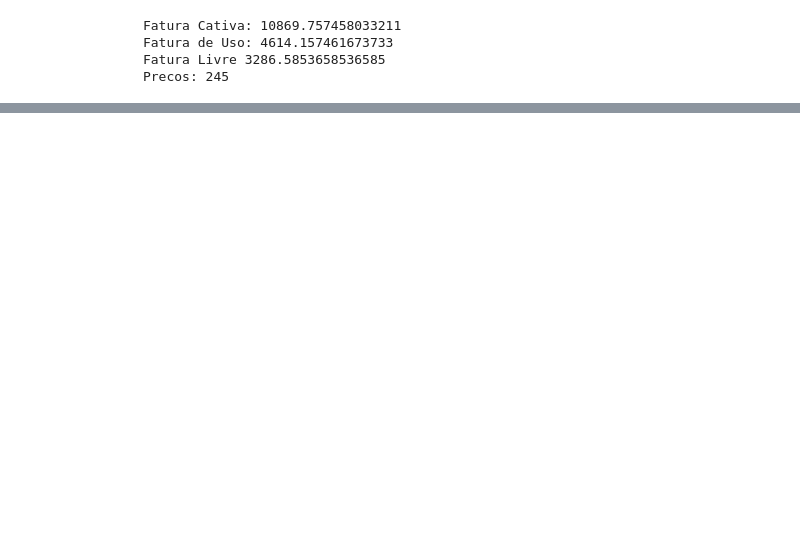
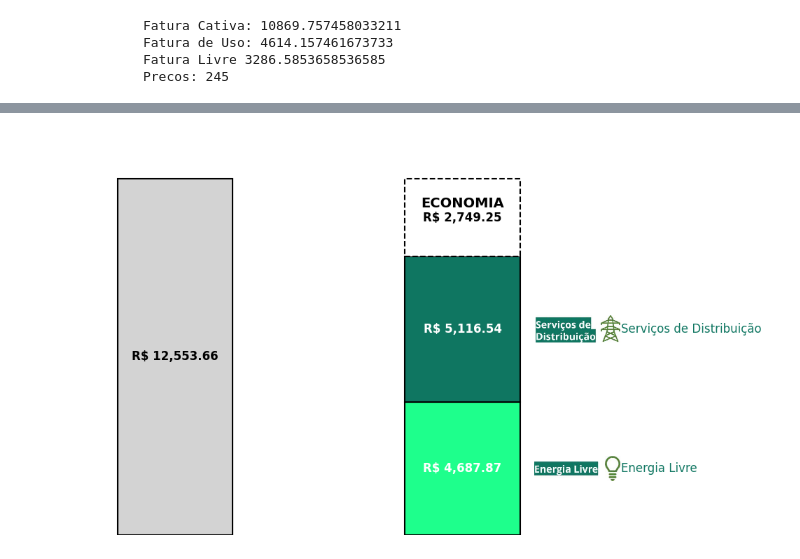
Before and after one commit to rodrigossilveira/Apresentacao-Energia-Livre, a Jupyter notebook: trying.ipynb, the cells around one changed output, grey strips where cells are left out. Saved outputs shown, nothing was run; the diff lists cells and outputs as text; code cells hidden in the pictures; blank space fills up the shorter version.

```diff
--- a/trying.ipynb
+++ b/trying.ipynb
@@ -240,0 +492,94 @@ len(fatura_livre["Fatura Livre"])
+# %%
+import matplotlib.pyplot as plt
+import matplotlib.image as mpimg
+import os
+from matplotlib.offsetbox import OffsetImage, AnnotationBbox
+
+def energy_cost_plot(output_path='images/', filename='energy_cost_plot.svg'):
+    # Data for the plot
+    total_cost = 12553.66  # R$ 12,553.66 (left bar)
+    energia_livre = 4687.87  # R$ 4,687.87 (right bar, bottom segment)
+    servicos_distribuicao = 5116.54  # R$ 5,116.54 (right bar, middle segment)
+    economia = 2749.25  # R$ 2,749.25 (right bar, top segment)
+
+    # Create the figure and axis objects
+    fig, ax = plt.subplots(figsize=(10, 6), facecolor='none')  # Increased figure width for more spacing
+    ax.set_facecolor('none')  # Set axes background to transparent
+
+    # Left bar (total cost)
+    ax.bar(0, total_cost, color='#D3D3D3', width=0.8, edgecolor='black', linewidth=1.5, zorder=1)  # Increased width to 0.8
+
+    # Right bar (stacked: Energia Livre + Serviços de Distribuição + Economia)
+    ax.bar(2, energia_livre, color='#1EFF8C', width=0.8, edgecolor='black', linewidth=1.5, zorder=1)  # Increased width and moved to x=2 for spacing
+    ax.bar(2, servicos_distribuicao, bottom=energia_livre, color='#0F7661', width=0.8, edgecolor='black', linewidth=1.5, zorder=1)
+    ax.bar(2, economia, bottom=energia_livre + servicos_distribuicao, color='white', width=0.8,
+           edgecolor='black', linewidth=1.5, linestyle='--', zorder=1)
+
+    # Add text labels for the values
+    # Left bar (total cost)
+    ax.text(0, total_cost / 2, f'R$ {total_cost:,.2f}', ha='center', va='center', color='black', fontweight='bold', fontsize=12)
+
+    # Right bar (Energia Livre)
+    ax.text(2, energia_livre / 2, f'R$ {energia_livre:,.2f}', ha='center', va='center', color='white', fontweight='bold', fontsize=12)
+    # Right bar (Serviços de Distribuição)
+    ax.text(2, energia_livre + servicos_distribuicao / 2, f'R$ {servicos_distribuicao:,.2f}', ha='center', va='center', color='white', fontweight='bold', fontsize=12)
+    # Right bar (Economia) with "ECONOMIA" label above
+    economia_y_pos = energia_livre + servicos_distribuicao + economia / 2
+    ax.text(2, economia_y_pos + 500, 'ECONOMIA', ha='center', va='center', color='black', fontweight='bold', fontsize=14)
+    ax.text(2, economia_y_pos, f'R$ {economia:,.2f}', ha='center', va='center', color='black', fontweight='bold', fontsize=12)
+
+    # Load the icon images with error handling
+    try:
+        light_bulb_img = mpimg.imread('images/light_bulb.jpg')
+        print("Light bulb image loaded successfully:", light_bulb_img.shape)
+    except Exception as e:
+        print(f"Error loading light bulb image: {e}")
+        light_bulb_img = None
+
+    try:
+        power_line_img = mpimg.imread('images/power_line.jpg')
+        print("Power line image loaded successfully:", power_line_img.shape)
+    except Exception as e:
+        print(f"Error loading power line image: {e}")
+        power_line_img = None
+
+    # Define the positions for the icons
+    x_icon = 2.8  # Adjusted for the new bar position and spacing
+    y_energia = energia_livre / 2
+    y_servicos = energia_livre + servicos_distribuicao / 2
+
+    # Add the icons using OffsetImage and AnnotationBbox
+    if light_bulb_img is not None:
+        light_bulb_offset = OffsetImage(light_bulb_img, zoom=0.35, zorder=10)
+        ab_light_bulb = AnnotationBbox(light_bulb_offset, (x_icon, y_energia), frameon=False, zorder=10)
+        ax.add_artist(ab_light_bulb)
+        # Add the text label next to the icon
+        ax.text(x_icon + 0.3, y_energia, 'Energia Livre', ha='left', va='center', color='#0F7661', fontsize=12)
+
+    if power_line_img is not None:
+        power_line_offset = OffsetImage(power_line_img, zoom=0.3, zorder=10)
+        ab_power_line = AnnotationBbox(power_line_offset, (x_icon, y_servicos), frameon=False, zorder=10)
+        ax.add_artist(ab_power_line)
+        # Add the text label next to the icon
+        ax.text(x_icon + 0.3, y_servicos, 'Serviços de Distribuição', ha='left', va='center', color='#0F7661', fontsize=12)
+
+    # Remove spines and ticks
+    for spine in ax.spines.values():
+        spine.set_visible(False)
+    ax.tick_params(left=False, bottom=False)
+    ax.set_xticks([])
+    ax.set_yticks([])
+
+    # Set the limits after all elements are added
+    ax.set_ylim(0, total_cost + 1500)
+    ax.set_xlim(-0.5, 4)  # Increased x-axis limit to accommodate wider spacing
+
+    # Save the plot
+    plt.tight_layout()
+    save_path = os.path.join(output_path, filename)
+    plt.savefig(save_path, bbox_inches='tight', dpi=300, transparent=True)
+    plt.show()
+
+# Example usage
+energy_cost_plot()
+# %% [output]
@@ -240,0 +588 @@ len(fatura_livre["Fatura Livre"])
+[figure, added]
```
Also changed, not shown: parts of 13 cells of this notebook, 35 other files.
